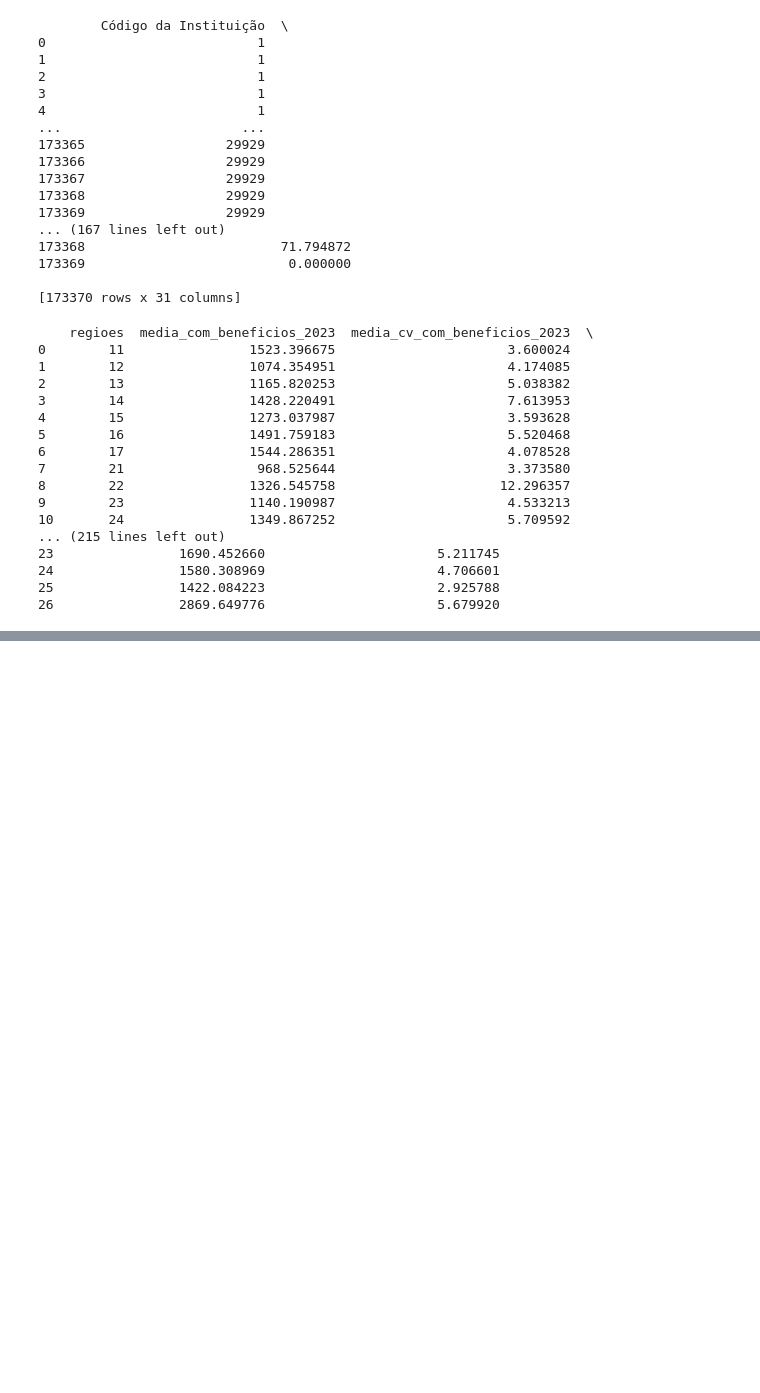
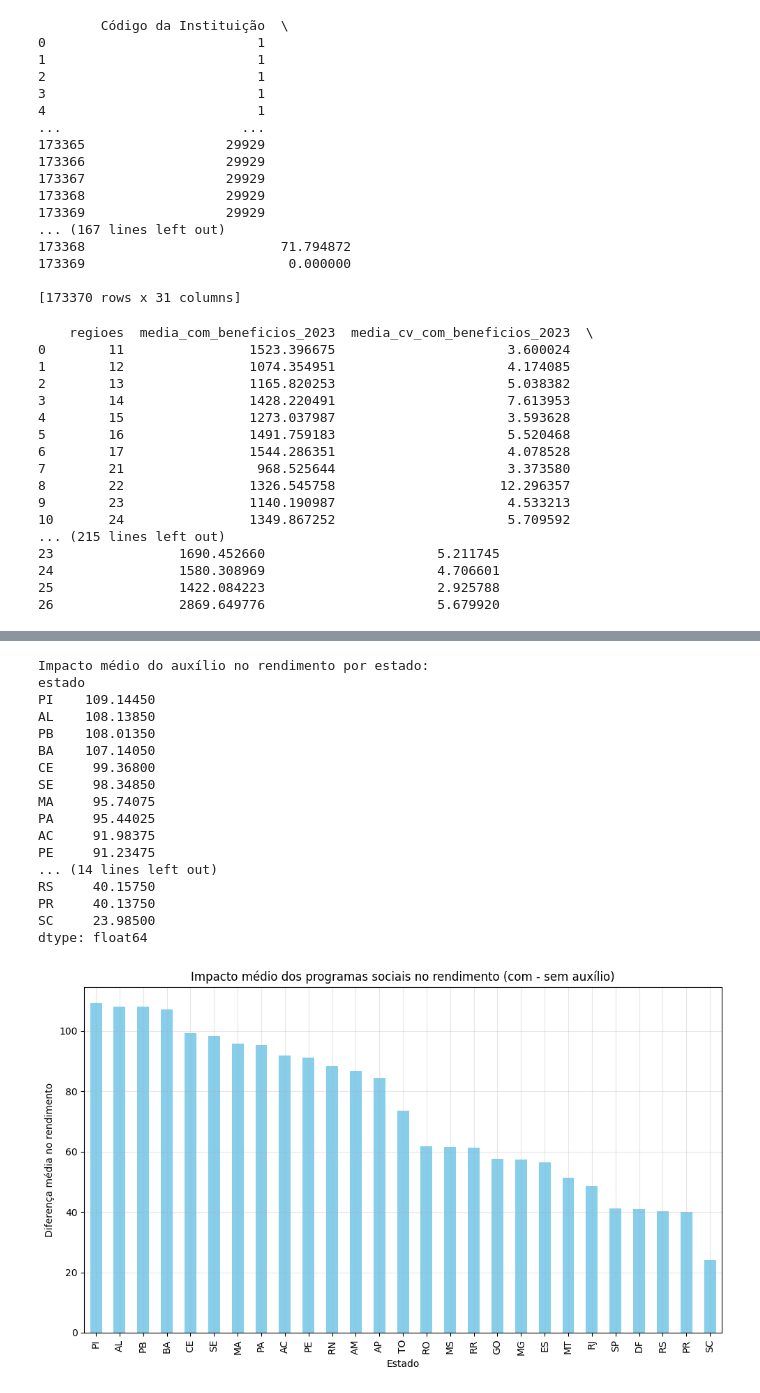
Before and after one commit to ikeisuke-ando/Explorando-problemas-reais-utilizando-Business-Intelligence, a Jupyter notebook: notebooks/analise.ipynb, the cells around one changed output, grey strips where cells are left out. Saved outputs shown, nothing was run; the diff lists cells and outputs as text; code cells hidden in the pictures; blank space fills up the shorter version.

```diff
--- a/notebooks/analise.ipynb
+++ b/notebooks/analise.ipynb
@@ -332,0 +707,52 @@ conn.close()
+# %%
+#pivot_aux = df.pivot_table(values='rendimento_com_auxilio', index='estado', columns='ano', fill_value=0)
+#pivot_sem = df.pivot_table(values='rendimento_sem_auxilio', index='estado', columns='ano', fill_value=0)
+#impacto = pivot_aux - pivot_sem
+#result2 = run_kmeans(impacto.values, pivot_aux.index.to_list(), title_prefix="Impacto Programas Sociais e Políticas Públicas")
+#print(result2)
+
+
+
+import matplotlib.pyplot as plt
+
+# Tabelas de rendimento
+pivot_aux = df.pivot_table(values='rendimento_com_auxilio', index='estado', columns='ano', fill_value=0)
+pivot_sem = df.pivot_table(values='rendimento_sem_auxilio', index='estado', columns='ano', fill_value=0)
+
+impacto = pivot_aux - pivot_sem
+
+# Média geral do impacto por estado
+impacto_medio = impacto.mean(axis=1).sort_values(ascending=False)
+
+# Exibir tabela
+print("Impacto médio do auxílio no rendimento por estado:")
+print(impacto_medio)
+
+# Gráfico de barras
+plt.figure(figsize=(10,6))
+impacto_medio.plot(kind='bar', color='skyblue')
+plt.title("Impacto médio dos programas sociais no rendimento (com - sem auxílio)")
+plt.xlabel("Estado")
+plt.ylabel("Diferença média no rendimento")
+plt.grid(alpha=0.3)
+plt.tight_layout()
+plt.show()
+# %% [output]
+Impacto médio do auxílio no rendimento por estado:
+estado
+PI    109.14450
+AL    108.13850
+PB    108.01350
+BA    107.14050
+CE     99.36800
+SE     98.34850
+MA     95.74075
+PA     95.44025
+AC     91.98375
+PE     91.23475
+... (14 lines left out)
+RS     40.15750
+PR     40.13750
+SC     23.98500
+dtype: float64
+[figure, added]
```
Also changed, not shown: parts of 33 cells of this notebook.
